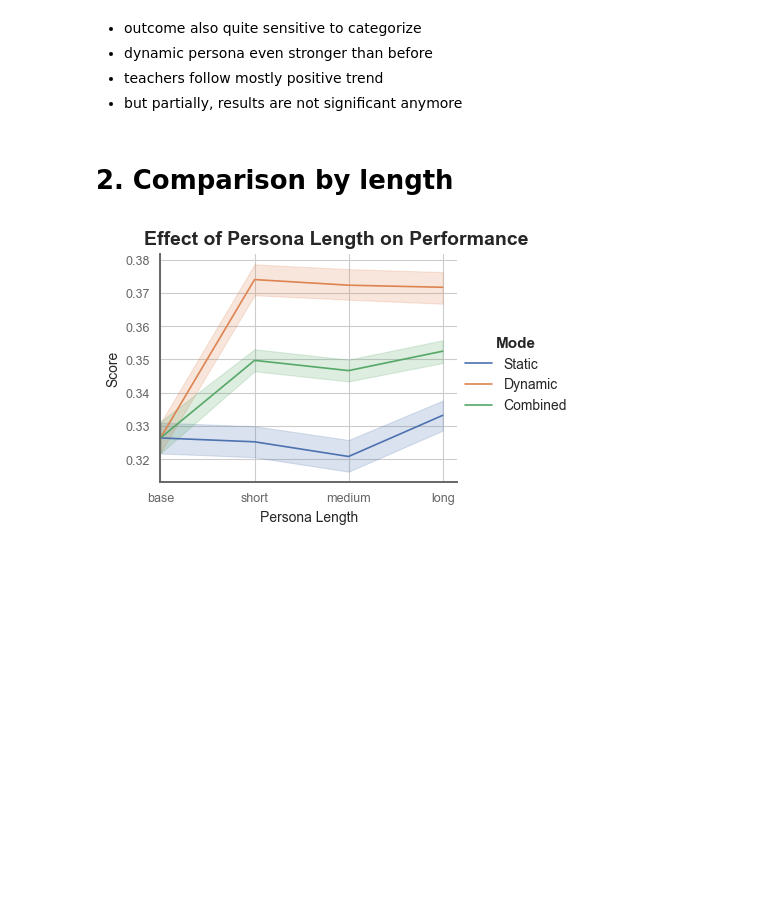
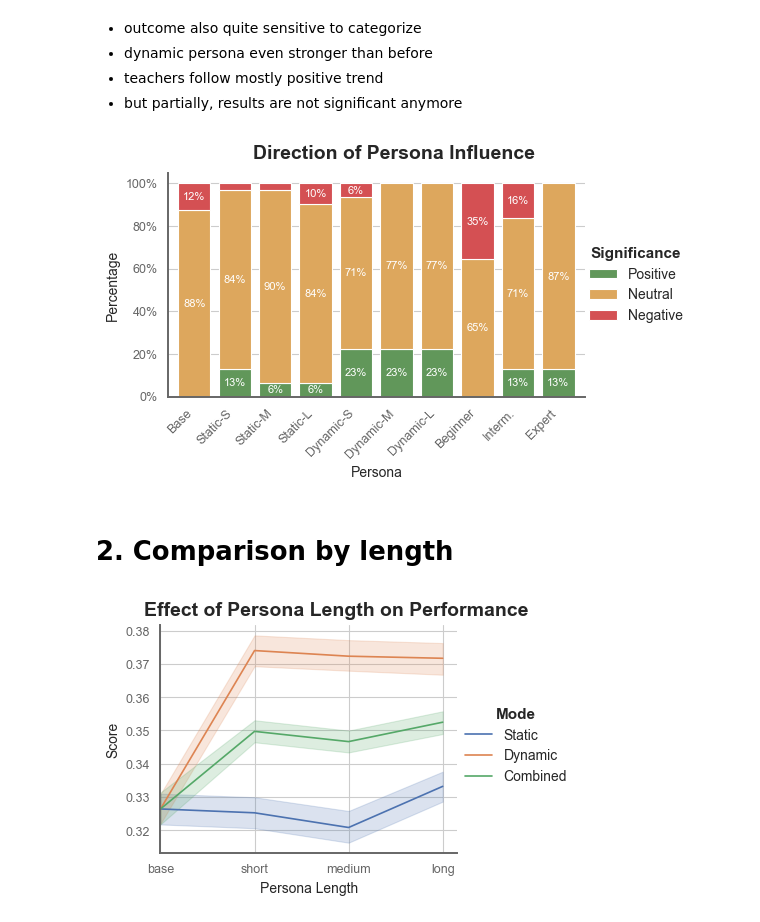
Before and after one commit to nicomu99/master-thesis, a Jupyter notebook: dataset_overview.ipynb, the cells around one changed output. Cells and saved outputs as stored; diff of their text form; code cells hidden in the pictures; blank space fills up the shorter version.

```diff
--- a/dataset_overview.ipynb
+++ b/dataset_overview.ipynb
@@ -444,3 +526,66 @@ print_sig(tests_baseline_df, "category")
+# %%
+colors = {
+    "Positive": "#61975A",
+    "Neutral": "#DDA75D",
+    "Negative": "#D45053",
+}
+
+fig, ax = plt.subplots(figsize=(FULL_WIDTH, 3.5))
+
+ax = baseline_df.plot(
+    kind="bar", stacked=True, ax=ax,
+    color=[colors[col] for col in baseline_df.columns], width=0.8
+)
+
+fig.suptitle("Direction of Persona Influence")
+
+ax.xaxis.grid(False)
+ax.yaxis.set_major_formatter(lambda x, pos: f"{x:.0f}%")
+ax.set_ylabel("Percentage")
+
+legend = ax.legend(
+    title="Significance",
+    loc="center left",
+    bbox_to_anchor=(0.98, 0.5),
+    frameon=False,
+)
+
+legend.get_title().set_fontweight("bold")
+legend.get_title().set_fontsize(11)
+
+ax.tick_params(axis="x", rotation=45)
+for label in ax.get_xticklabels():
+    label.set_ha("right")
+
+for _container in ax.containers:
+    _labels = [
+        f"{bar.get_height():.0f}%" if bar.get_height() > 6 else ""
+        for bar in _container
+    ]
+
+    annotations = ax.bar_label(
+        _container,
+        labels=_labels,
+        label_type="center",
+        fontsize=8,
+        color="white",
+    )
+
+    # for annotation in annotations:
+    #     annotation.set_rotation(90)
+
+fig.subplots_adjust(
+    left=0.11,
+    right=0.83,
+    top=0.90,
+    bottom=0.26,
+    wspace=0.20,
+)
+
+fig.savefig(plot_path / "1_0_significance.pdf")
+plt.show()
+# %% [output]
+[figure, added]
 # %% [markdown]
 # 2. Comparison by length
 # %%
```
Also changed, not shown: parts of 7 cells of this notebook, 2 other files.
